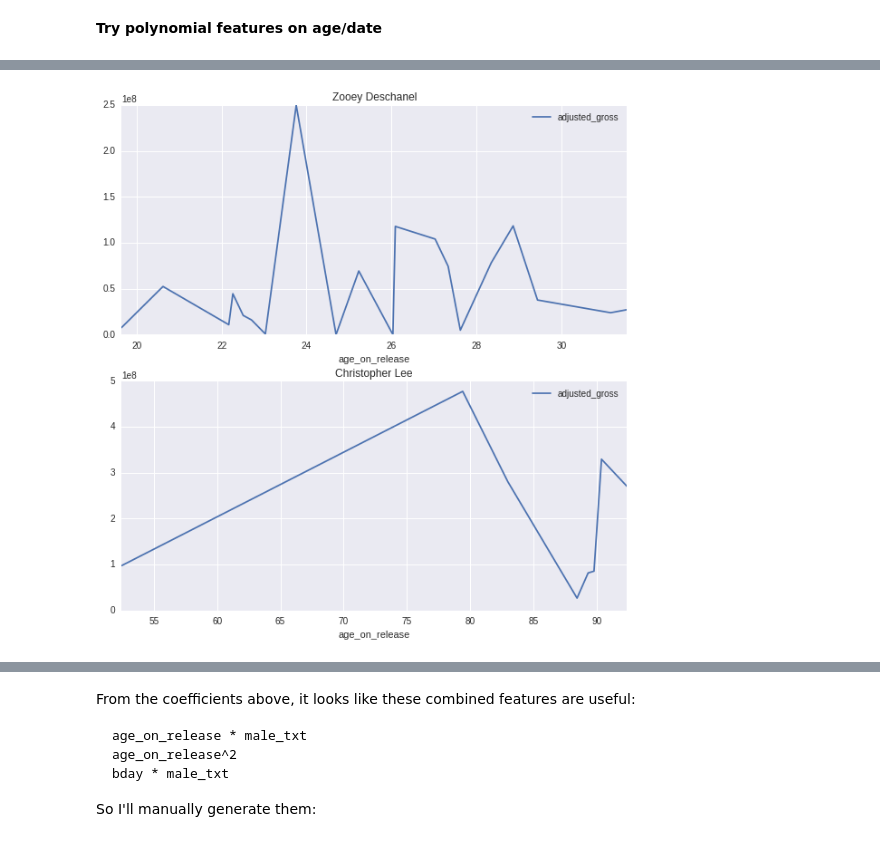
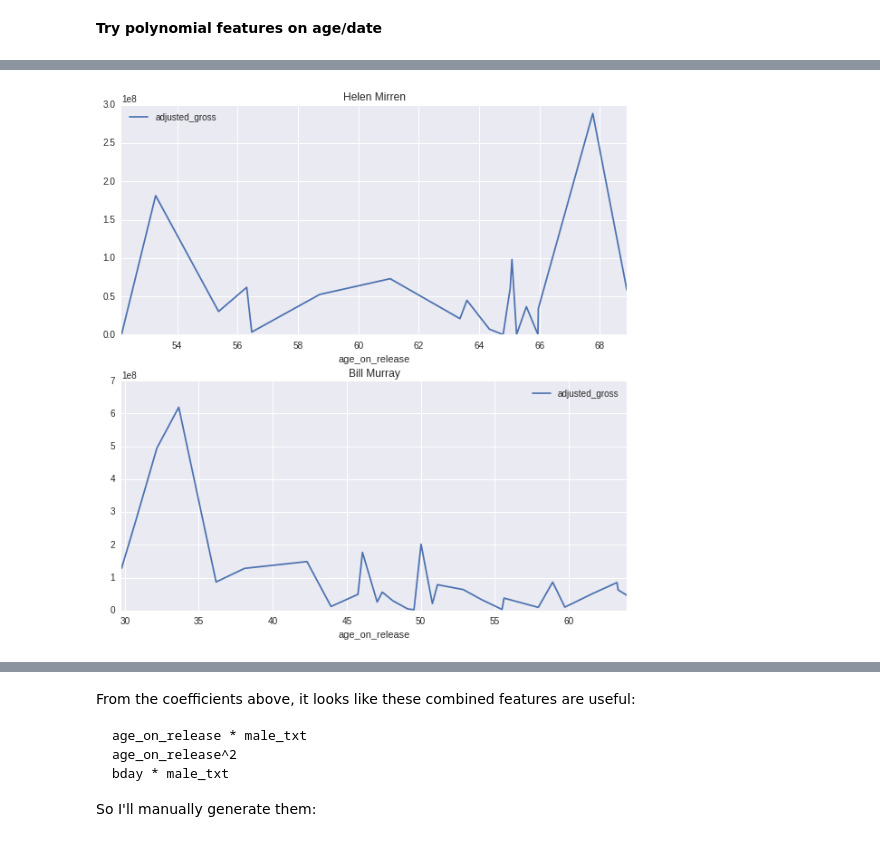
Before and after one commit to IanLondon/actor-age-curves, a Jupyter notebook: actor-regression-sklearn-joined-budget.ipynb, the cells around one changed output, grey strips where cells are left out. Drawn from its saved outputs; the diff is of its cells as text; code cells hidden in the pictures.

```diff
--- a/actor-regression-sklearn-joined-budget.ipynb
+++ b/actor-regression-sklearn-joined-budget.ipynb
@@ -28,6 +28,13 @@ actor_data.dropna(inplace=True)
 print'Dropped %i rows with NaNs. There are %i left.' % (pre_drop_nans-len(actor_data), len(actor_data))
 print '\n* * *\n'
 
+# will this inverse feature be useful? ***NO***
+# it does not affect the model with all the wikipedia category boolean features
+# it does not affect the simple model that uses only actor_data[['bday','age_on_release','male_txt']]
+# it does not affect the polynomial model with
+#     poly_features = ['bday','age_on_release','release','male_txt','female_txt']
+# actor_data['female_txt'] = 1 - actor_data.male_txt
+
 # convert times to yearly
 secs_per_year = 31622400.0
 actor_data.age_on_release = actor_data.age_on_release.dt.total_seconds()/secs_per_year
@@ -35,19 +42,20 @@ actor_data.age_on_release = actor_data.age_on_release.dt.total_seconds()/secs_pe
 for col in ['bday']:
     actor_data[col] = actor_data[col].dt.year
 
-# calculate ROI
+# calculate crude ROI
 actor_data['roi'] = actor_data.domestic_gross / actor_data.production_budget
 
 # filter out crazy erroneous stuff
 # by eye looking at pre-filtered scatterplots
 pre_filter_len = len(actor_data)
 actor_data = actor_data[(actor_data.age_on_release < 100)
-    & (actor_data.bday > 1920) & (actor_data.release < 2016)]
-print'Filtered out %i rows with impossible values. There are %i rows left.' % (
+    & (actor_data.bday > 1920) & (actor_data.release < 2015)]
+print'Filtered out %i rows with impossible/extreme values. There are %i rows left.' % (
     pre_filter_len-len(actor_data), len(actor_data))
 print '\n* * *\n\n'
 
-readable_cols = ['actor','bday','movie','release','adjusted_gross','production_budget','age_on_release','male_txt']
+readable_cols = ['actor','bday','movie','release','adjusted_gross',
+                 'production_budget','age_on_release','male_txt','roi']
 actor_data[readable_cols].head()
 # %% [output]
 Dropped 0 rows with NaNs. There are 9342 left.
@@ -90,6 +101,8 @@ actor_data.reset_index().groupby('actor').movies_count.first().plot.hist(
 # %%
-# only include actors with over 5 movies ( <=5 means not enough data to be useful)
+# only include actors with over N movies (less than would not give enough data to be useful)
+movie_count_thresh = 10
+
 pre_filter_len = len(actor_data)
-actor_data = actor_data[actor_data.movies_count > 5]
+actor_data = actor_data[actor_data.movies_count > movie_count_thresh]
 print 'removed %i actors, %i left' % (pre_filter_len-len(actor_data), len(actor_data))
 # %% [output]
@@ -364,0 +374,3 @@ plot_age_curve(['Zooey Deschanel','Christopher Lee'], y='roi');
+# %%
+selected_mf_actors = ['Helen Mirren','Bill Murray']
+plot_age_curve(selected_mf_actors, y='roi');
@@ -365,4 +379,4 @@ plot_age_curve(['Zooey Deschanel','Christopher Lee'], y='roi');
 # %%
-plot_age_curve(['Zooey Deschanel','Christopher Lee'], y='adjusted_gross');
+plot_age_curve(selected_mf_actors, y='adjusted_gross');
 # %% [output]
-[figure, old version]
+[figure, new version]
```
Also changed, not shown: parts of 59 cells of this notebook.
